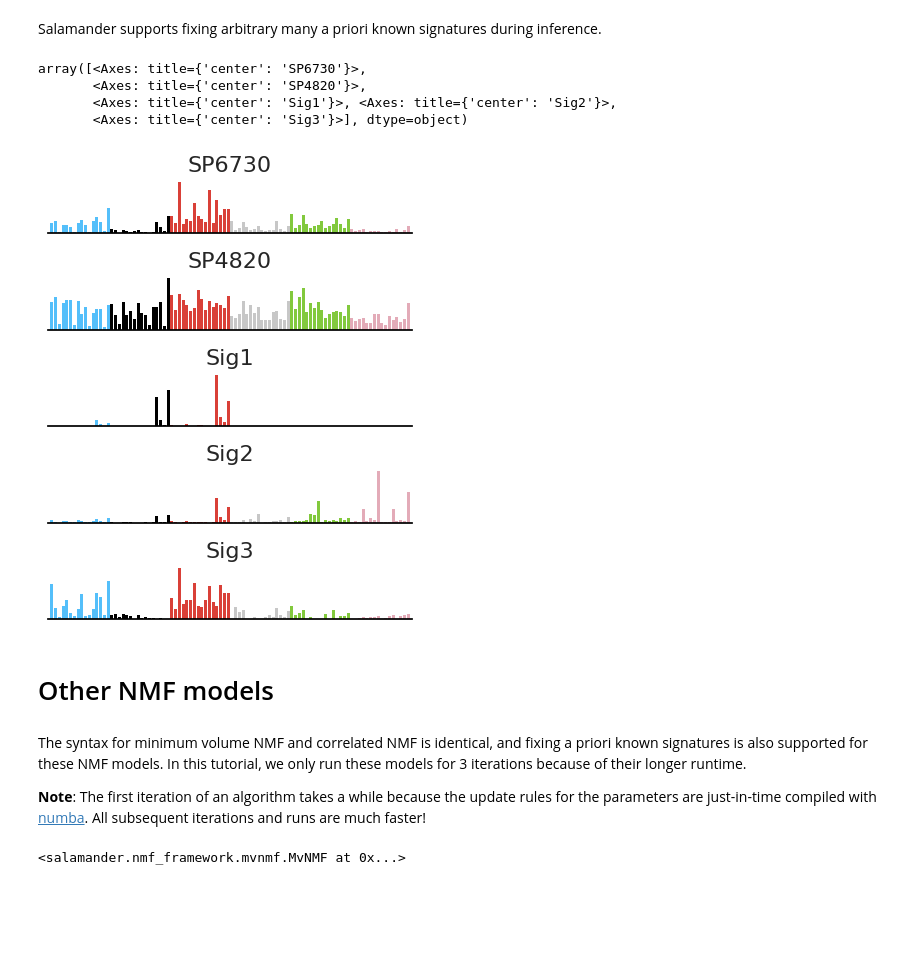
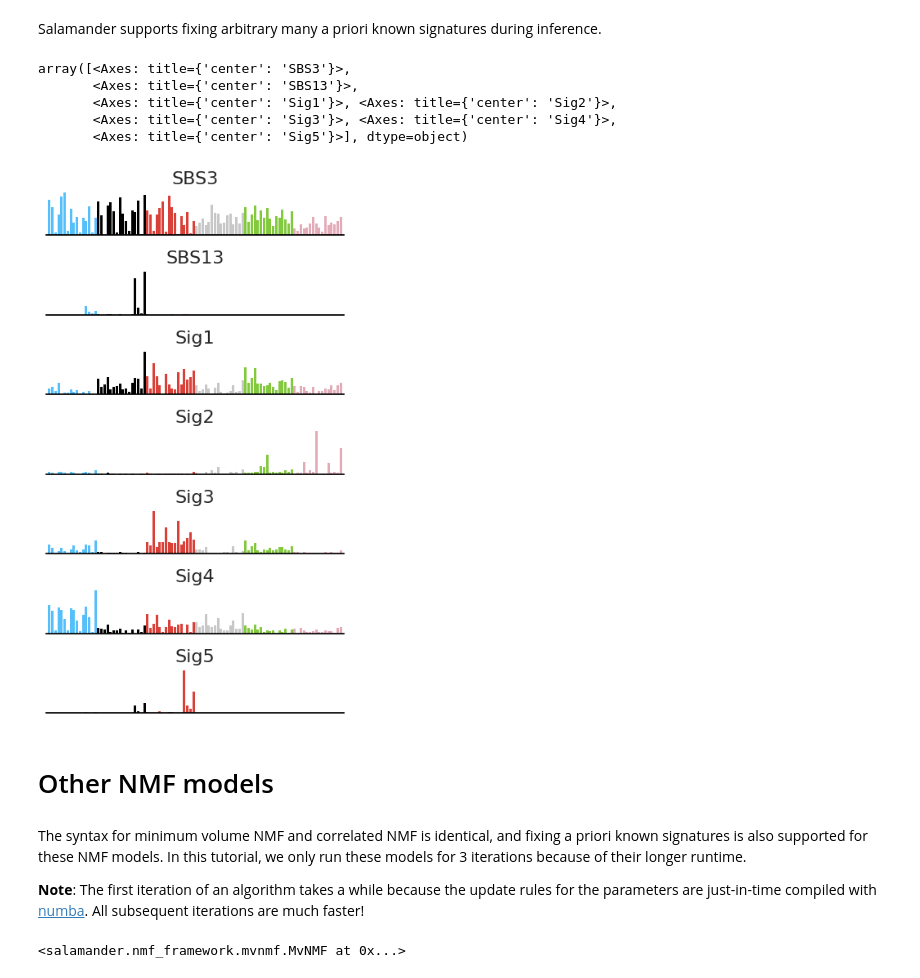
Before and after one commit to parklab/Salamander, a Jupyter notebook: tutorial.ipynb, the cells around one changed output. Saved outputs shown, nothing was run; the diff lists cells and outputs as text; code cells hidden in the pictures; blank space fills up the shorter version.

```diff
--- a/tutorial.ipynb
+++ b/tutorial.ipynb
@@ -13,7 +13,7 @@ n_signatures = 6
 # NMF with Poisson noise
 model = salamander.KLNMF(
     n_signatures=n_signatures,
-    max_iterations=500
+    max_iterations=5000
 )
 model.fit(counts_sbs)
 # %% [output]
@@ -110,25 +111,26 @@ model.plot_correlation(data="samples")
 ## Fixing a priori known signatures
 # %% [markdown]
 Salamander supports fixing arbitrary many a priori known signatures during inference.
+# %%
+catalog = pd.read_csv("data/COSMIC_v3.3.1_SBS_GRCh38.csv", index_col=0)
+my_known_signatures = catalog[["SBS3", "SBS13"]]
 # %%
-# in practice: use catalog signatures instead
-my_known_signatures = pd.DataFrame(counts_sbs[["SP6730", "SP4820"]])
-
-model = salamander.KLNMF(n_signatures=5, max_iterations=500)
+model = salamander.KLNMF(n_signatures=7, max_iterations=5000)
 model.fit(counts_sbs, given_signatures=my_known_signatures)
 model.plot_signatures()
 # %% [output]
-array([<Axes: title={'center': 'SP6730'}>,
-       <Axes: title={'center': 'SP4820'}>,
+array([<Axes: title={'center': 'SBS3'}>,
+       <Axes: title={'center': 'SBS13'}>,
        <Axes: title={'center': 'Sig1'}>, <Axes: title={'center': 'Sig2'}>,
-       <Axes: title={'center': 'Sig3'}>], dtype=object)
+       <Axes: title={'center': 'Sig3'}>, <Axes: title={'center': 'Sig4'}>,
+       <Axes: title={'center': 'Sig5'}>], dtype=object)
-[figure, old version]
+[figure, new version]
 # %% [markdown]
 # Other NMF models
 # %% [markdown]
 The syntax for minimum volume NMF and correlated NMF is identical, and fixing a priori known signatures is also supported for these NMF models. In this tutorial, we only run these models for 3 iterations because of their longer runtime.
 
-**Note**: The first iteration of an algorithm takes a while because the update rules for the parameters are just-in-time compiled with [numba](https://numba.pydata.org/). All subsequent iterations and runs are much faster!
+**Note**: The first iteration of an algorithm takes a while because the update rules for the parameters are just-in-time compiled with [numba](https://numba.pydata.org/). All subsequent iterations are much faster!
 # %%
 # lam: volume penalty hyperparameter in the loss function of mvNMF
 model_mvnmf = salamander.MvNMF(
```
Also changed, not shown: parts of 19 cells of this notebook, 2 other files.
